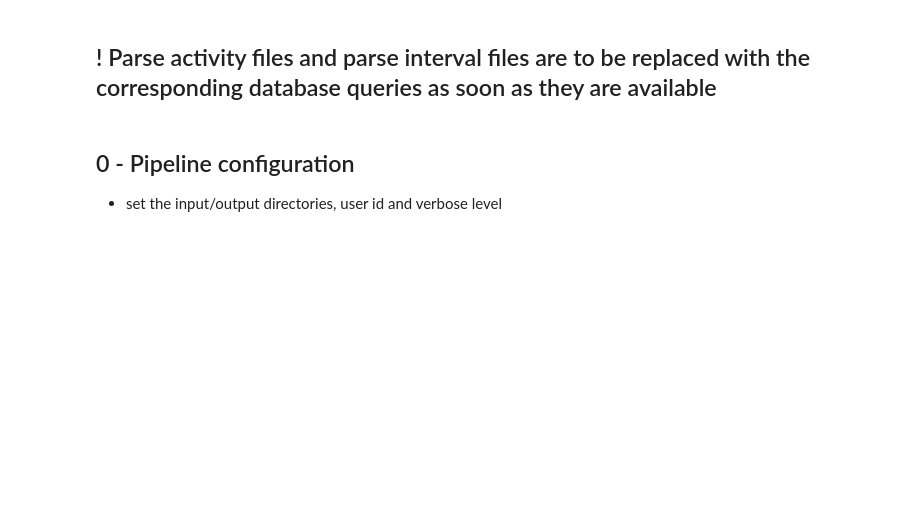
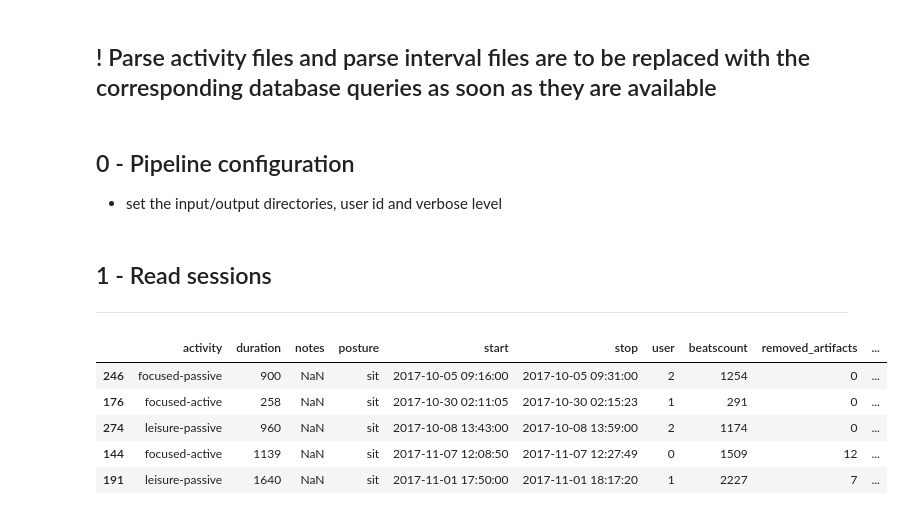
Before and after one commit to jucc/HeRV_analysis, a Jupyter notebook: pipeline/2_fragmentation.ipynb, the cells around one changed output. Saved outputs shown, nothing was run; the diff lists cells and outputs as text; code cells hidden in the pictures; blank space fills up the shorter version.

```diff
--- a/pipeline/2_fragmentation.ipynb
+++ b/pipeline/2_fragmentation.ipynb
@@ -20,7 +24,11 @@ import consolidateFiles as cf
 # %%
 verbose = True
 
-file = "C:\\Users\\ju\\GDrive\\Projects\\HeRV\\Data\\PreProcessed"
+PATH = "C:\\Users\\ju\\GDrive\\Projects\\HeRV\\Data\\"
+RAW_PATH = PATH + "Raw"
+PRE_PATH = PATH + "PreProcessed"
+
+sessfile = PRE_PATH + "\\sessions.xlsx"
 
 # duration (in seconds) to be cropped from the beginning of each second to account for stabilization and user adjustment
 crop = 90
@@ -30,3 +38,17 @@ duration = 300
 
 # if any fragment has more than 'threshold' consecutive seconds with no beats, it will be discarded
 threshold = 3
+# %% [markdown]
+## 1 - Read sessions
+
+---
+# %%
+df = pd.read_excel(sessfile)
+df.sample(5)
+# %% [output]
+|  | activity | duration | notes | posture | start | stop | user | beatscount | removed_artifacts | ... |
+| 246 | focused-passive | 900 | NaN | sit | 2017-10-05 09:16:00 | 2017-10-05 09:31:00 | 2 | 1254 | 0 | ... |
+| 176 | focused-active | 258 | NaN | sit | 2017-10-30 02:11:05 | 2017-10-30 02:15:23 | 1 | 291 | 0 | ... |
+| 274 | leisure-passive | 960 | NaN | sit | 2017-10-08 13:43:00 | 2017-10-08 13:59:00 | 2 | 1174 | 0 | ... |
+| 144 | focused-active | 1139 | NaN | sit | 2017-11-07 12:08:50 | 2017-11-07 12:27:49 | 0 | 1509 | 12 | ... |
+| 191 | leisure-passive | 1640 | NaN | sit | 2017-11-01 17:50:00 | 2017-11-01 18:17:20 | 1 | 2227 | 7 | ... |
```
Also changed, not shown: parts of 28 cells of this notebook, 2 other files.
